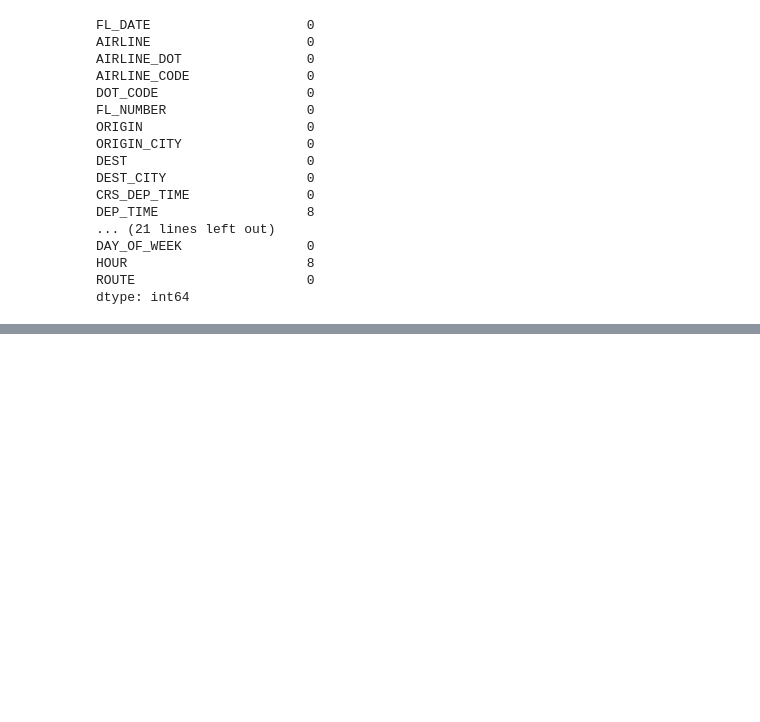
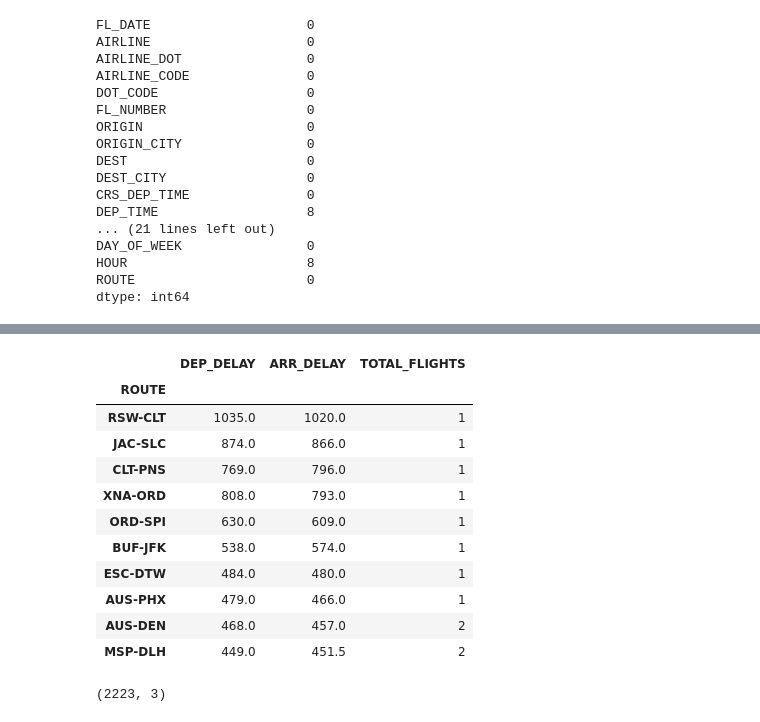
Before and after one commit to sumareddy-1234/AirFly-Insights, a Jupyter notebook: AirFly_Insights_Milestone1_Data_Cleaning.ipynb, the cells around one changed output, grey strips where cells are left out. Cells and saved outputs as stored; diff of their text form; code cells hidden in the pictures; blank space fills up the shorter version.

```diff
--- a/AirFly_Insights_Milestone1_Data_Cleaning.ipynb
+++ b/AirFly_Insights_Milestone1_Data_Cleaning.ipynb
@@ -194,0 +379,20 @@ df.dropna(subset=['DEP_TIME','HOUR'], inplace=True)
+# %%
+#These routes have the highest average arrival delay.
+route_agg.sort_values(by='ARR_DELAY', ascending=False).head(10)
+# %% [output]
+|  | DEP_DELAY | ARR_DELAY | TOTAL_FLIGHTS |
+| ROUTE |  |  |  |
+| RSW-CLT | 1035.0 | 1020.0 | 1 |
+| JAC-SLC | 874.0 | 866.0 | 1 |
+| CLT-PNS | 769.0 | 796.0 | 1 |
+| XNA-ORD | 808.0 | 793.0 | 1 |
+| ORD-SPI | 630.0 | 609.0 | 1 |
+| BUF-JFK | 538.0 | 574.0 | 1 |
+| ESC-DTW | 484.0 | 480.0 | 1 |
+| AUS-PHX | 479.0 | 466.0 | 1 |
+| AUS-DEN | 468.0 | 457.0 | 2 |
+| MSP-DLH | 449.0 | 451.5 | 2 |
+# %%
+route_agg.shape
+# %% [output]
+(2223, 3)
```
Also changed, not shown: parts of 43 cells of this notebook, 1 other file.
